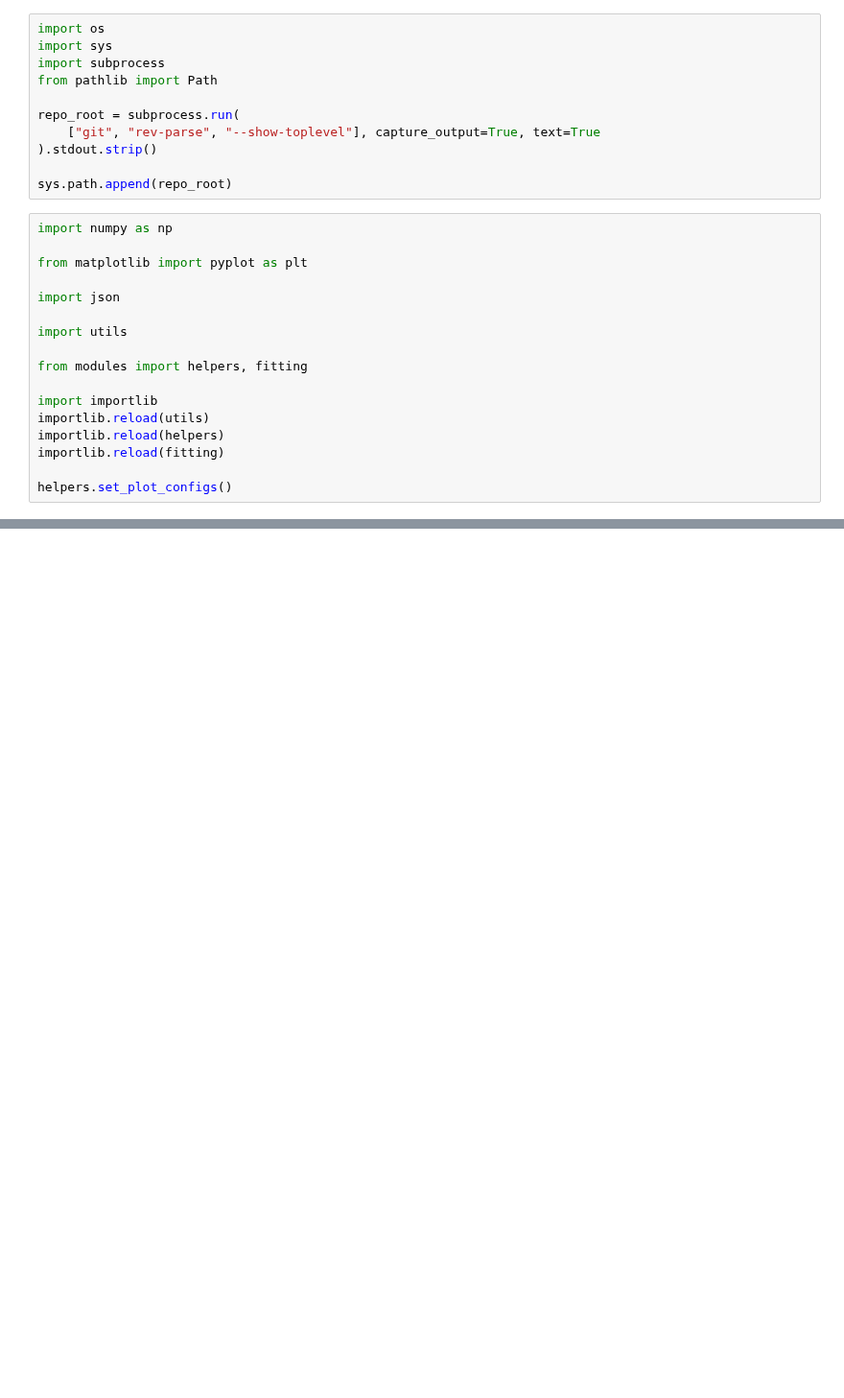
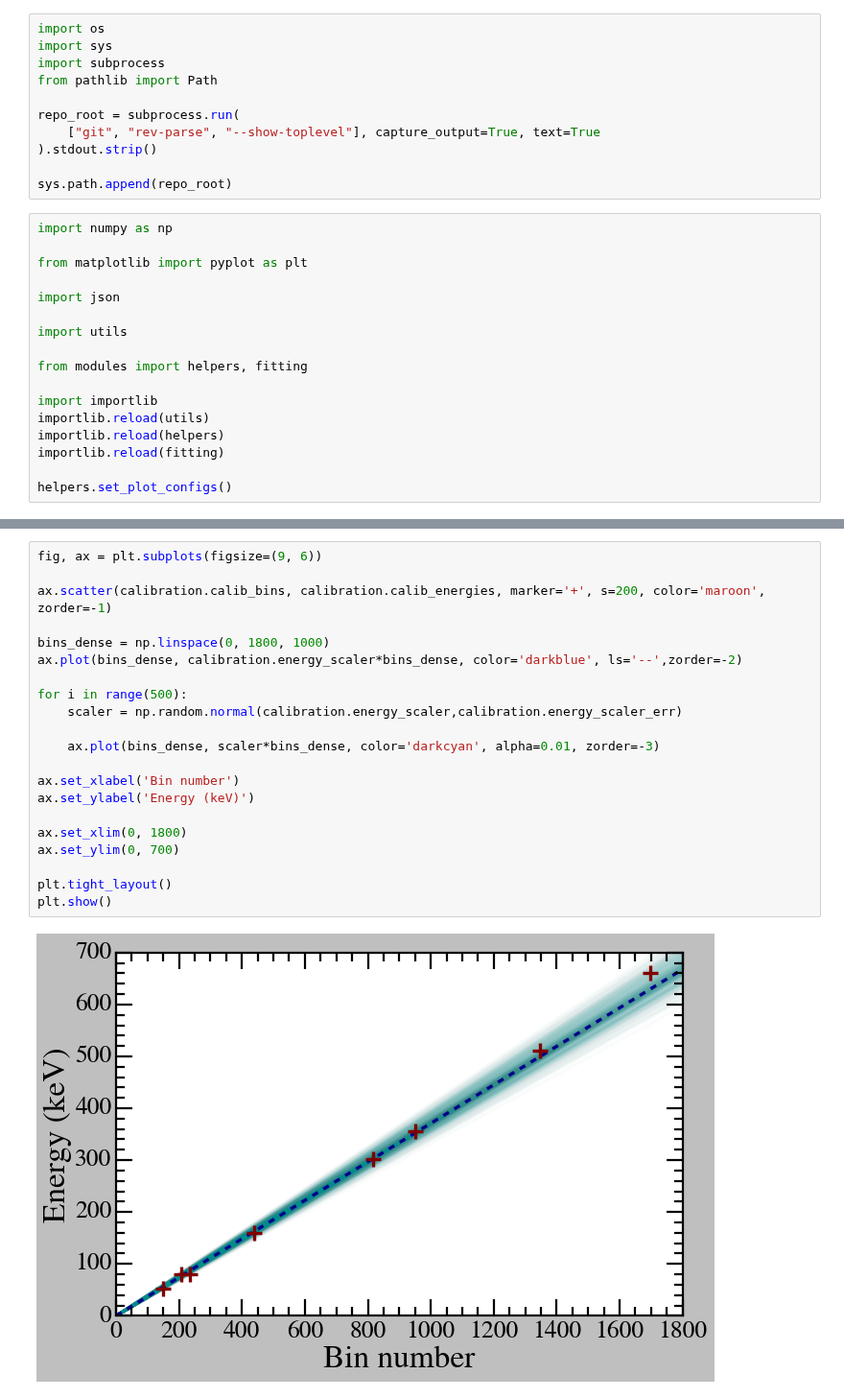
Before and after one commit to vinh-qtran/mit-jlab-sp25, a Jupyter notebook: compton/analysis.ipynb, the cells around one changed output, grey strips where cells are left out. Shown at 96% size. Saved outputs shown, nothing was run; the diff lists cells and outputs as text; blank space fills up the shorter version.

```diff
--- a/compton/analysis.ipynb
+++ b/compton/analysis.ipynb
@@ -65,0 +77,23 @@ plt.show()
+# %%
+fig, ax = plt.subplots(figsize=(9, 6))
+
+ax.scatter(calibration.calib_bins, calibration.calib_energies, marker='+', s=200, color='maroon', zorder=-1)
+
+bins_dense = np.linspace(0, 1800, 1000)
+ax.plot(bins_dense, calibration.energy_scaler*bins_dense, color='darkblue', ls='--',zorder=-2)
+
+for i in range(500):
+    scaler = np.random.normal(calibration.energy_scaler,calibration.energy_scaler_err)
+
+    ax.plot(bins_dense, scaler*bins_dense, color='darkcyan', alpha=0.01, zorder=-3)
+
+ax.set_xlabel('Bin number')
+ax.set_ylabel('Energy (keV)')
+
+ax.set_xlim(0, 1800)
+ax.set_ylim(0, 700)
+
+plt.tight_layout()
+plt.show()
+# %% [output]
+[figure, added]
```
Also changed, not shown: parts of 4 cells of this notebook, 1 other file.
